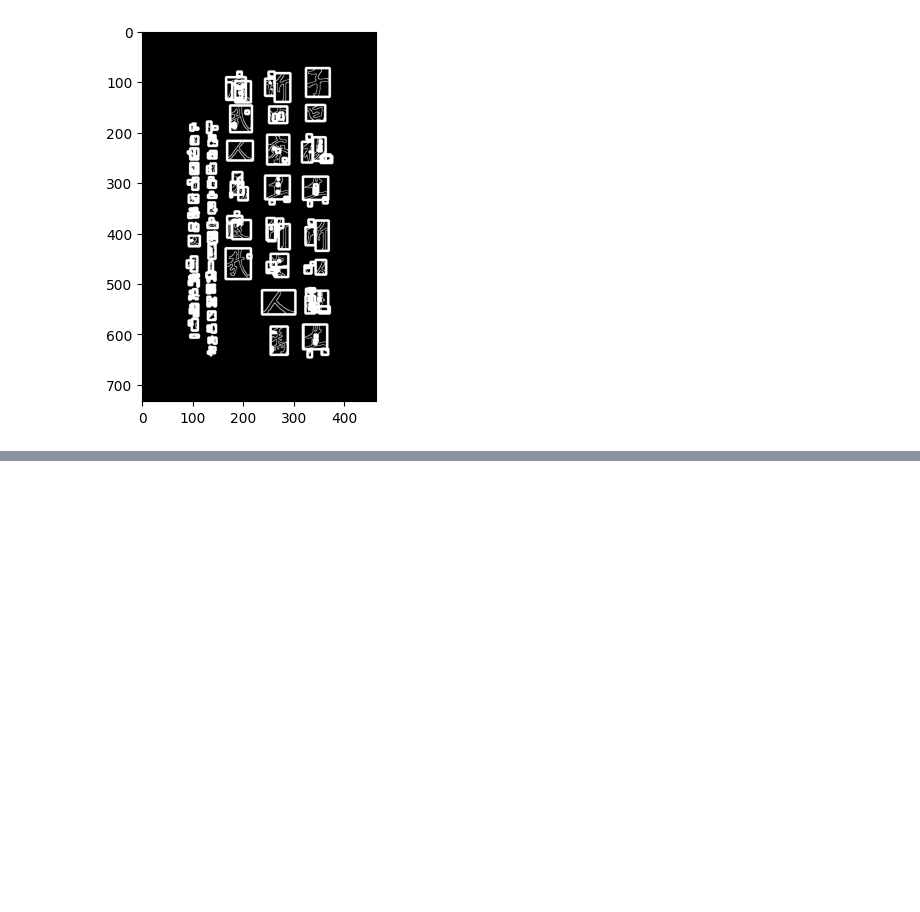
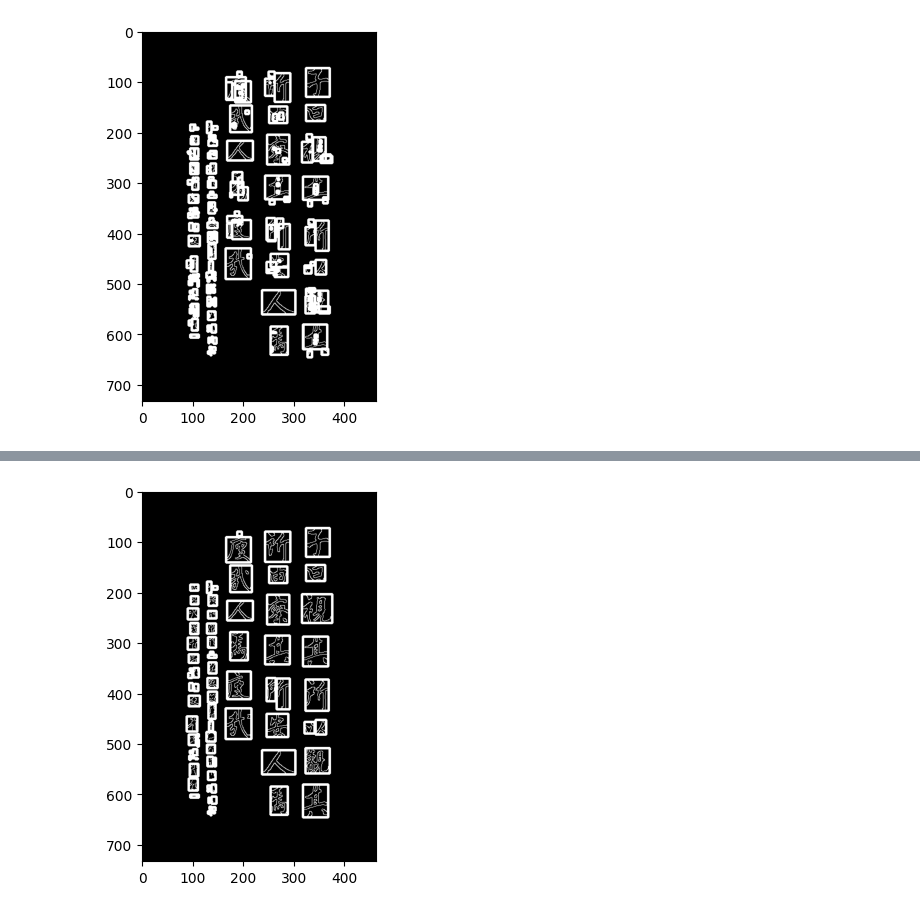
Before and after one commit to prausela/image-processing, a Jupyter notebook: tp_final/sectioning_test.ipynb, the cells around one changed output, grey strips where cells are left out. Cells and saved outputs as stored; diff of their text form; code cells hidden in the pictures; blank space fills up the shorter version.

Commit message:
feat: better sectioning

```diff
--- a/tp_final/sectioning_test.ipynb
+++ b/tp_final/sectioning_test.ipynb
@@ -91,0 +136,37 @@ square_contours = tuple(square_contours)
+# %%
+def merge_all_sections(
+        sections_limits: list[tuple[tuple[int, int], tuple[int, int]]]
+    ) -> list[tuple[tuple[int, int], tuple[int, int]]]:
+
+    have_intersected = True
+
+    while have_intersected:
+        have_intersected = False
+
+        group_labels_aux = list(range(len(sections_limits)))
+        for i in range(len(sections_limits)):
+            for j in range(len(sections_limits)):
+                if i != j and sections_intersect(sections_limits[i], sections_limits[j]):
+                    have_intersected = True
+                    group_label = min(group_labels_aux[i], group_labels_aux[j])
+                    group_labels_aux[i] = group_label
+                    group_labels_aux[j] = group_label
+
+        group_labels = set()
+        for group_label in group_labels_aux:
+            group_labels.add(group_label)
+
+        new_sections_limits = []
+        for group_label in group_labels:
+            new_section_limits = None
+            for i in range(len(group_labels_aux)):
+                if group_labels_aux[i] == group_label:
+                    if new_section_limits is None:
+                        new_section_limits = sections_limits[i]
+                    else:
+                        new_section_limits = augment_section(new_section_limits, sections_limits[i])
+            new_sections_limits.append(new_section_limits)
+
+        sections_limits = new_sections_limits
+
+    return new_sections_limits
@@ -92 +191,3 @@ square_contours = tuple(square_contours)
+# %%
+sections_limits, _ = obtain_sections(canny_image)
 # %%
@@ -125,0 +218,7 @@ array([[0, 0, 0, ..., 0, 0, 0],
+# %%
+new_sections_limits = merge_all_sections(sections_limits)
+# %%
+plt.imshow(draw_sections(canny_image, new_sections_limits), cmap="grey")
+plt.savefig("test.png")
+# %% [output]
+[figure, added]
```
Also changed, not shown: parts of 29 cells of this notebook.
